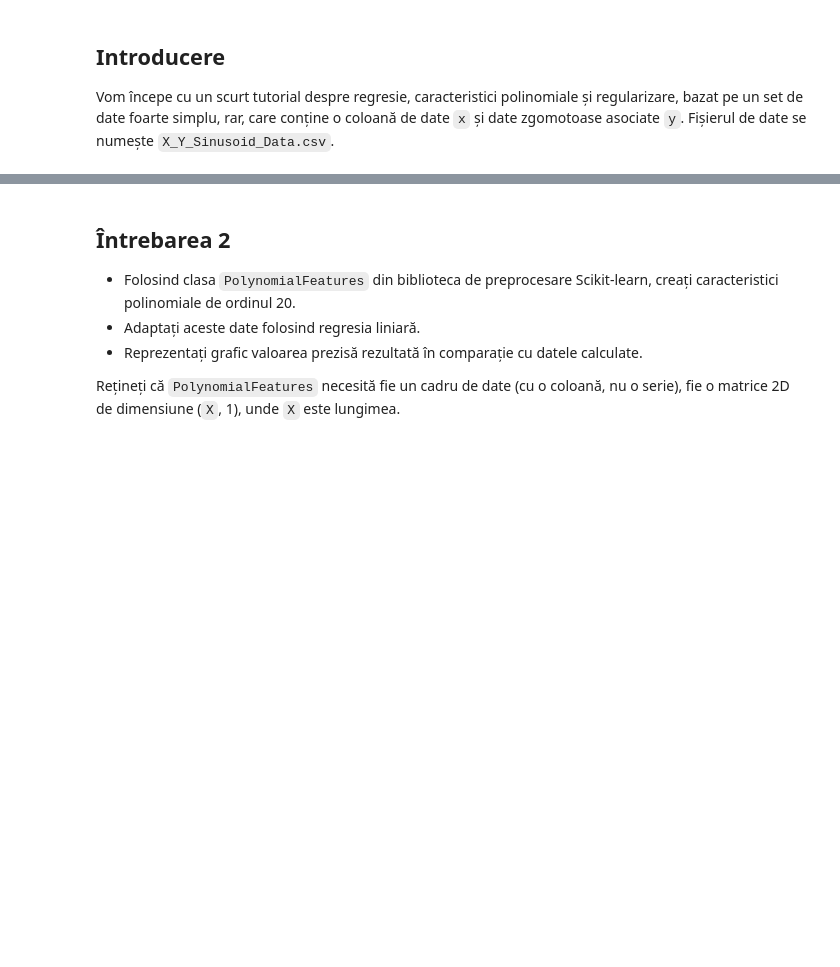
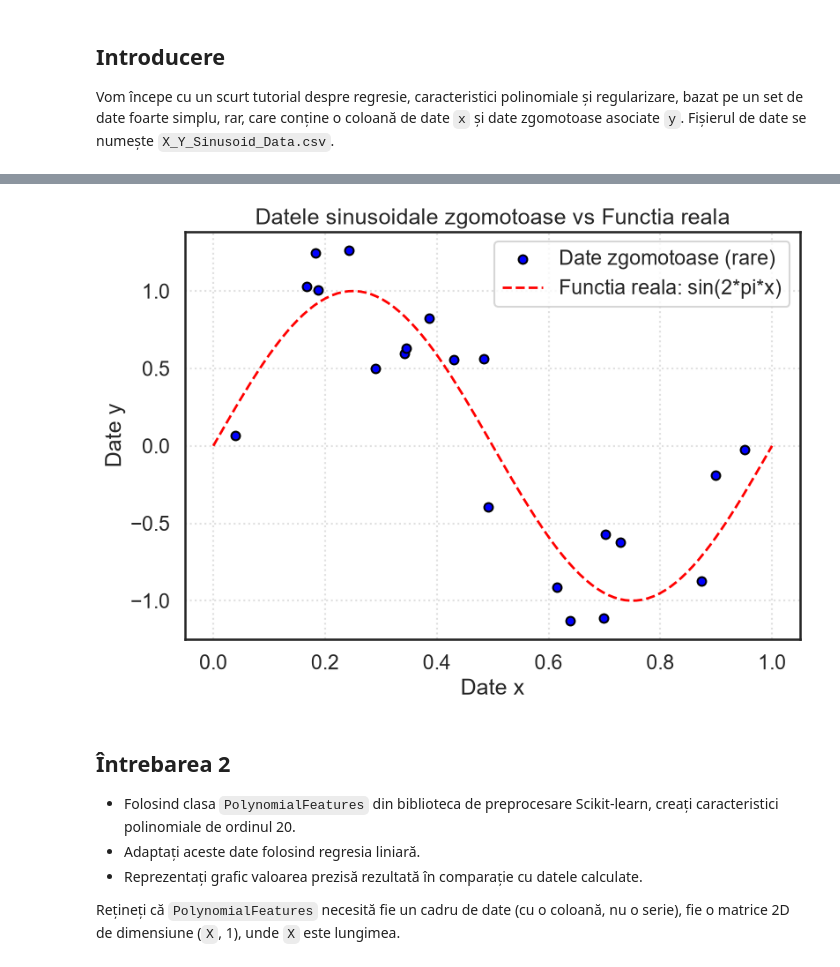
Before and after one commit to yettensyvus/ML-labs, a Jupyter notebook: lab04-05/Ro_04_Regularization_and_Gradient_Descent_Exercises.ipynb, the cells around one changed output, grey strips where cells are left out. Drawn from its saved outputs; the diff is of its cells as text; code cells hidden in the pictures; blank space fills up the shorter version.

```diff
--- a/lab04-05/Ro_04_Regularization_and_Gradient_Descent_Exercises.ipynb
+++ b/lab04-05/Ro_04_Regularization_and_Gradient_Descent_Exercises.ipynb
@@ -38,2 +48,18 @@ Intel(R) Extension for Scikit-learn* enabled (https://github.com/intel/scikit-le
 
 * Reprezentați grafic datele rarefiate (`x` vs `y`) și datele calculate („reale”).
+# %%
+# Incarcam datele din fisierul CSV
+filepath = os.sep.join(data_path + ['X_Y_Sinusoid_Data.csv'])
+if not os.path.exists(filepath):
+    filepath = 'X_Y_Sinusoid_Data.csv'
+data = pd.read_csv(filepath)
+
+# Generam 100 de puncte egal distantate pe intervalul [0, 1]
+X_real = np.linspace(0, 1.0, 100)
+
+# Calculam y conform functiei reale: sin(2 * pi * x)
+Y_real = np.sin(2 * np.pi * X_real)
+
+# Afisam primele randuri din setul de date
+print("Primele randuri din datele sinusoidale:")
+print(data.head())
@@ -40,2 +74,21 @@ Intel(R) Extension for Scikit-learn* enabled (https://github.com/intel/scikit-le
+# %%
+# Configurare stil grafice
+sns.set_style('white')
+sns.set_context('talk')
+sns.set_palette('dark')
+
+# Reprezentam grafic datele zgomotoase si functia reala
+plt.figure(figsize=(9, 6))
+plt.scatter(data['x'], data['y'], color='blue', label='Date zgomotoase (rare)', s=50, edgecolors='k')
+plt.plot(X_real, Y_real, color='red', linestyle='--', linewidth=2, label='Functia reala: sin(2*pi*x)')
+
+plt.xlabel('Date x')
+plt.ylabel('Date y')
+plt.title('Datele sinusoidale zgomotoase vs Functia reala')
+plt.legend()
+plt.grid(True, linestyle=':', alpha=0.6)
+plt.show()
+# %% [output]
+[figure, added]
 # %% [markdown]
 ## Întrebarea 2
```
Also changed, not shown: parts of 36 cells of this notebook, 1 other file.
